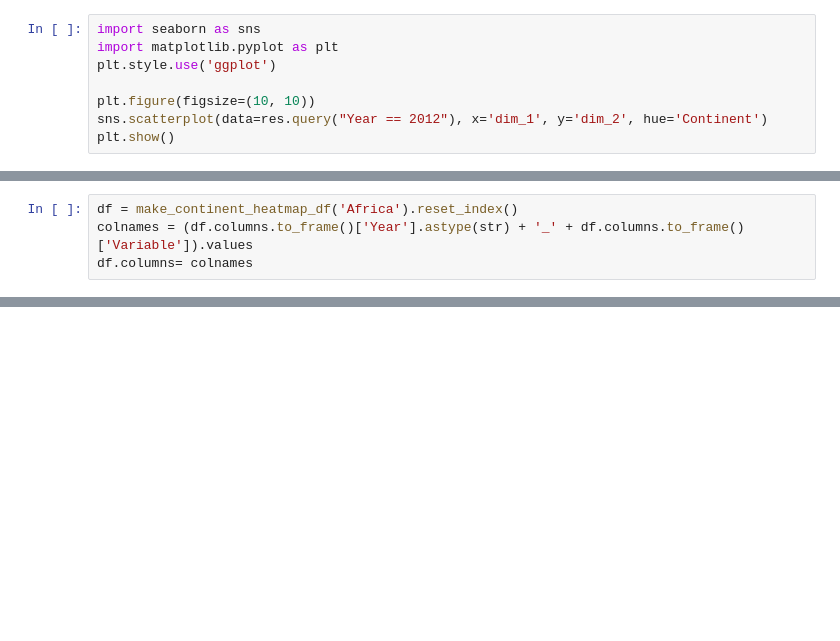
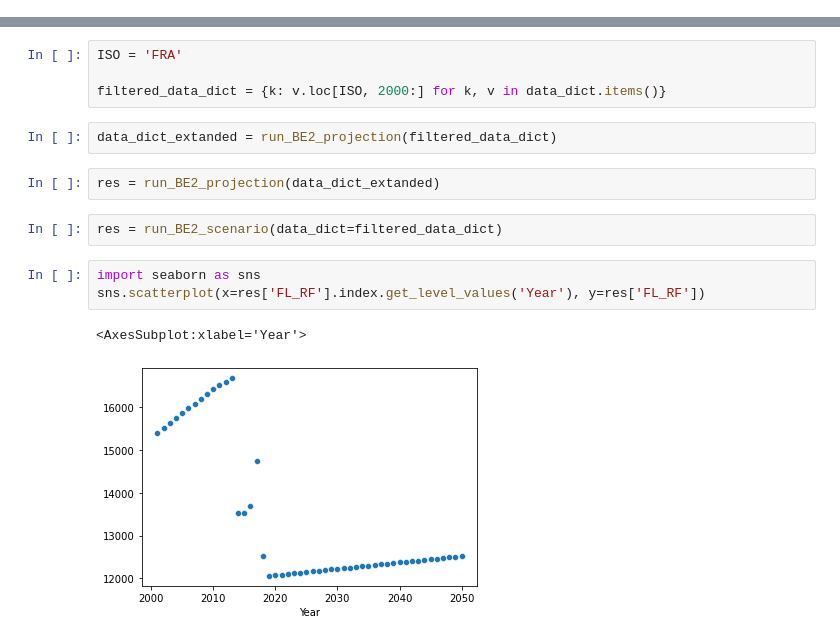
Before and after one commit to simonzabrocki/SimulationDashboard, a Jupyter notebook: draft.ipynb, the cells around one changed output, grey strips where cells are left out. Saved outputs shown, nothing was run; the diff lists cells and outputs as text; blank space fills up the shorter version.

```diff
--- a/draft.ipynb
+++ b/draft.ipynb
@@ -189,8 +0,0 @@ res[['ISO', 'Year', 'Continent', 'UNregion', 'IncomeLevel', 'Index']] = df.reset
-# %%
-import seaborn as sns
-import matplotlib.pyplot as plt
-plt.style.use('ggplot')
-
-plt.figure(figsize=(10, 10))
-sns.scatterplot(data=res.query("Year == 2012"), x='dim_1', y='dim_2', hue='Continent')
-plt.show()
@@ -402,4 +0,0 @@ df
-# %%
-df = make_continent_heatmap_df('Africa').reset_index()
-colnames = (df.columns.to_frame()['Year'].astype(str) + '_' + df.columns.to_frame()['Variable']).values
-df.columns= colnames
@@ -449,0 +377,16 @@ df
+# %%
+ISO = 'FRA'
+
+filtered_data_dict = {k: v.loc[ISO, 2000:] for k, v in data_dict.items()}
+# %%
+data_dict_extanded = run_BE2_projection(filtered_data_dict)
+# %%
+res = run_BE2_projection(data_dict_extanded)
+# %%
+res = run_BE2_scenario(data_dict=filtered_data_dict)
+# %%
+import seaborn as sns
+sns.scatterplot(x=res['FL_RF'].index.get_level_values('Year'), y=res['FL_RF'])
+# %% [output]
+<AxesSubplot:xlabel='Year'>
+[figure, added]
```
Also changed, not shown: parts of 29 cells of this notebook, 2 other files.
